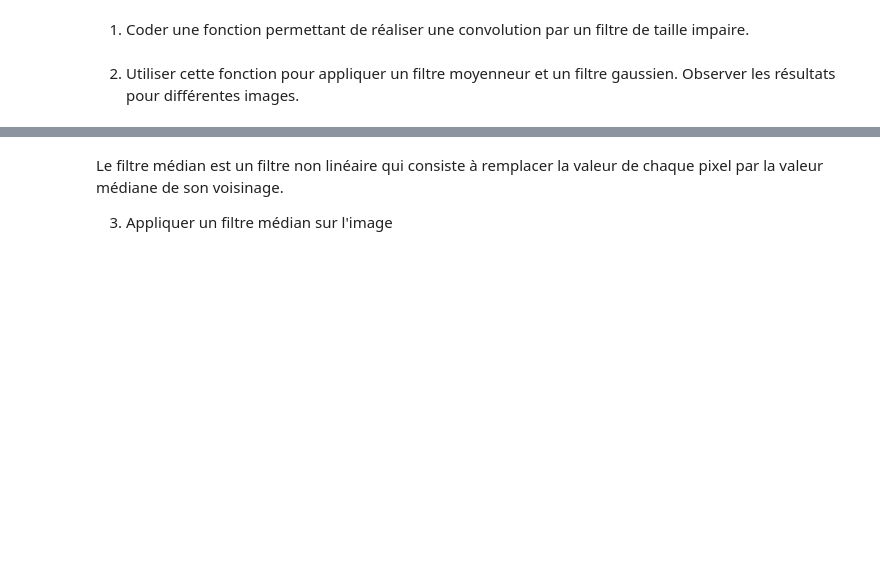
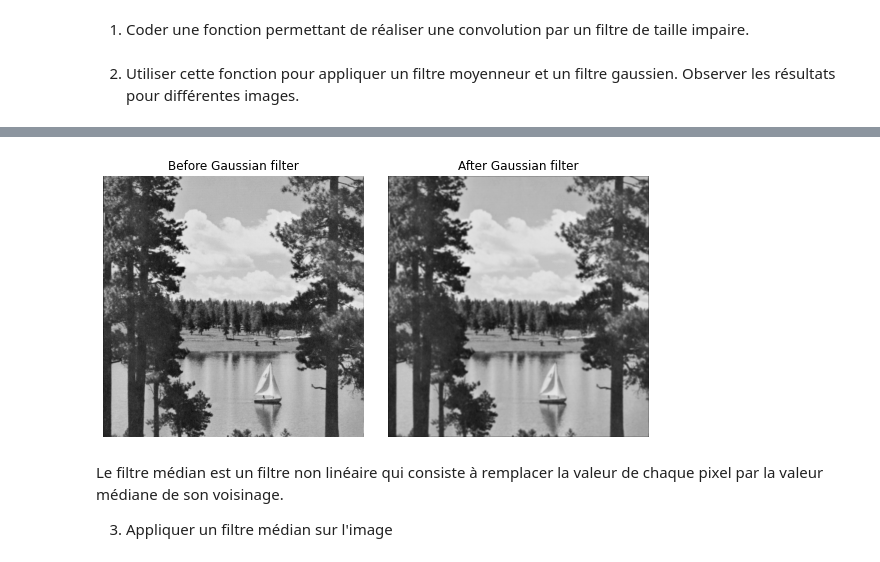
Before and after one commit to JohanChataigne/computer_vision, a Jupyter notebook: tp-traitement-images.ipynb, the cells around one changed output, grey strips where cells are left out. Saved outputs shown, nothing was run; the diff lists cells and outputs as text; code cells hidden in the pictures; blank space fills up the shorter version.

```diff
--- a/tp-traitement-images.ipynb
+++ b/tp-traitement-images.ipynb
@@ -211,3 +296,21 @@ plt.tight_layout()
+# %%
+# Gaussian filter of size (3, 3) with
+sigma = 20
+g = lambda x,y: np.exp( - (x**2 + y**2) / (2 * sigma**2))
+fg = np.zeros((3,3))
+
+for i in range(3):
+    for j in range(3):
+        fg[i, j] = g(i, j)
+
+fg = fg / sum(fg.flatten())
+
+lake = imread('lake.png')
+gauss_lake = conv2D(lake, fg)
+
+imagesPlot(lake, gauss_lake, "Before Gaussian filter", "After Gaussian filter")
+# %% [output]
+[figure, added]
 # %% [markdown]
 Le filtre médian est un filtre non linéaire qui consiste à remplacer la valeur de chaque pixel par la valeur médiane de son voisinage.
 
```
Also changed, not shown: parts of 11 cells of this notebook.
